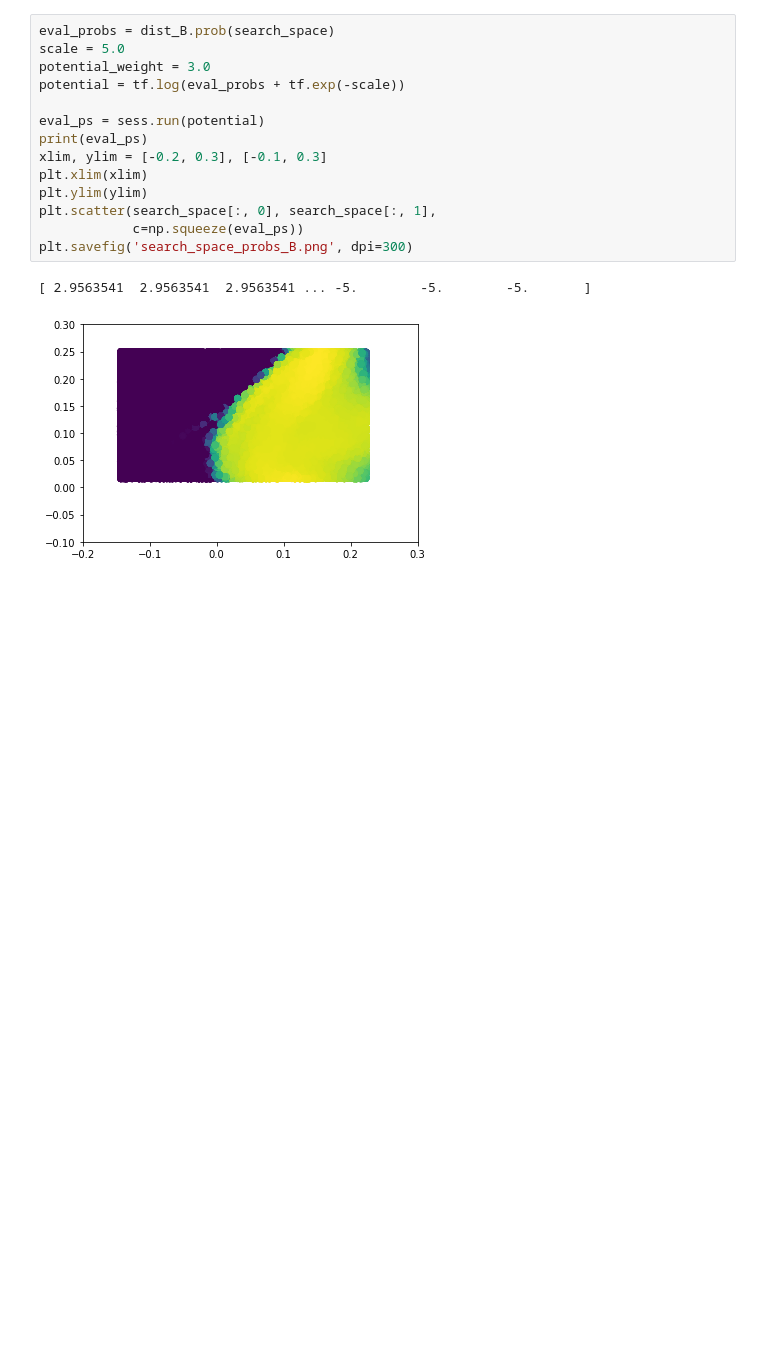
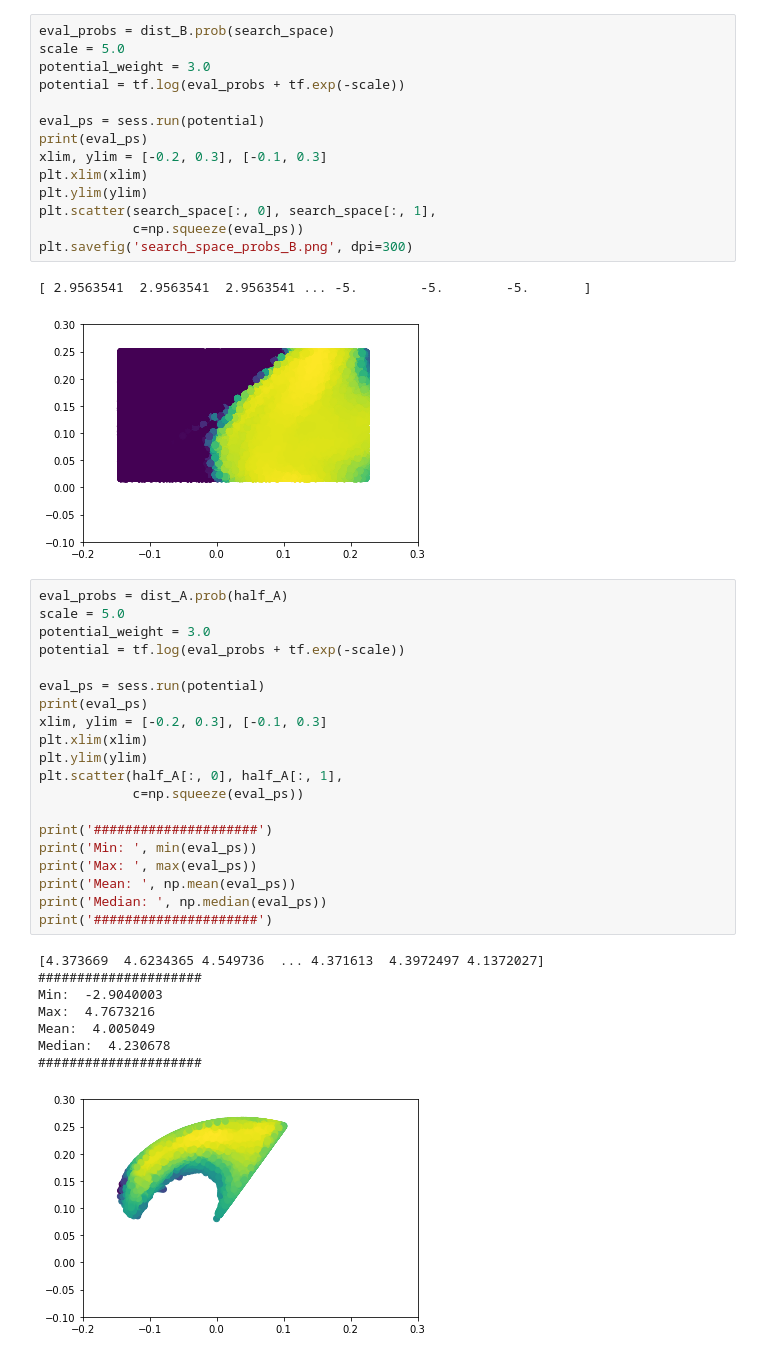
Before and after one commit to fgolemo/neural-augmented-simulator, a Jupyter notebook: nas/flows/tensorflow/goal_babble_density_model.ipynb, the cells around one changed output. Saved outputs shown, nothing was run; the diff lists cells and outputs as text; blank space fills up the shorter version.

```diff
--- a/nas/flows/tensorflow/goal_babble_density_model.ipynb
+++ b/nas/flows/tensorflow/goal_babble_density_model.ipynb
@@ -312,3 +312,32 @@ plt.savefig('search_space_probs_B.png', dpi=300)
 # %% [output]
 [ 2.9563541  2.9563541  2.9563541 ... -5.        -5.        -5.       ]
 [figure]
+# %%
+eval_probs = dist_A.prob(half_A)
+scale = 5.0
+potential_weight = 3.0
+potential = tf.log(eval_probs + tf.exp(-scale))
+
+eval_ps = sess.run(potential)
+print(eval_ps)
+xlim, ylim = [-0.2, 0.3], [-0.1, 0.3]
+plt.xlim(xlim)
+plt.ylim(ylim)
+plt.scatter(half_A[:, 0], half_A[:, 1],
+            c=np.squeeze(eval_ps))
+
+print('#####################')
+print('Min: ', min(eval_ps))
+print('Max: ', max(eval_ps))
+print('Mean: ', np.mean(eval_ps))
+print('Median: ', np.median(eval_ps))
+print('#####################')
+# %% [output]
+[4.373669  4.6234365 4.549736  ... 4.371613  4.3972497 4.1372027]
+#####################
+Min:  -2.9040003
+Max:  4.7673216
+Mean:  4.005049
+Median:  4.230678
+#####################
+[figure, added]
```
Also changed, not shown: parts of 5 cells of this notebook.
